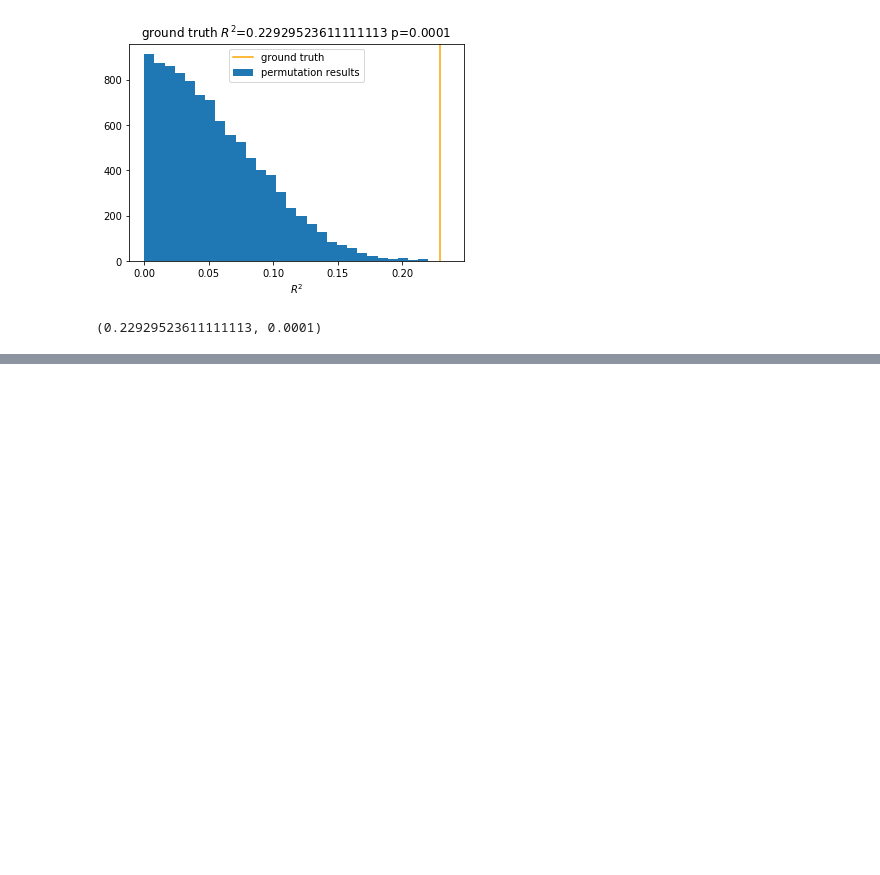
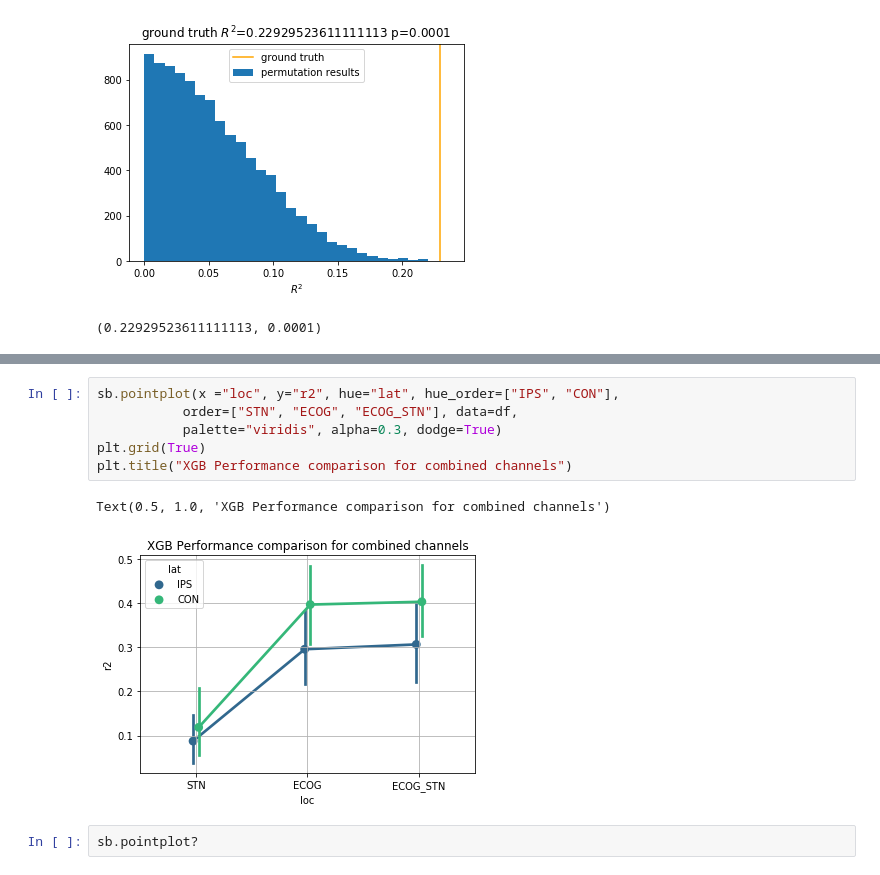
Before and after one commit to neuromodulation/icn, a Jupyter notebook: ECOG_vs_STN/Results_Analysis/ECOG_STN_feature_analysis/test_XGB_same_size_and_combinationECOGSTN.ipynb, the cells around one changed output, grey strips where cells are left out. Drawn from its saved outputs; the diff is of its cells as text; blank space fills up the shorter version.

```diff
--- a/ECOG_vs_STN/Results_Analysis/ECOG_STN_feature_analysis/test_XGB_same_size_and_combinationECOGSTN.ipynb
+++ b/ECOG_vs_STN/Results_Analysis/ECOG_STN_feature_analysis/test_XGB_same_size_and_combinationECOGSTN.ipynb
@@ -326,0 +388,11 @@ Text(0.5, 1.0, 'XGB Cross Validation $R^2$ results\nECOG con: 0.4$\\pm$0.2 ips:
+# %%
+sb.pointplot(x ="loc", y="r2", hue="lat", hue_order=["IPS", "CON"],
+           order=["STN", "ECOG", "ECOG_STN"], data=df,
+           palette="viridis", alpha=0.3, dodge=True)
+plt.grid(True)
+plt.title("XGB Performance comparison for combined channels")
+# %% [output]
+Text(0.5, 1.0, 'XGB Performance comparison for combined channels')
+[figure, added]
+# %%
+sb.pointplot?
```
Also changed, not shown: parts of 7 cells of this notebook, 2 other files.
